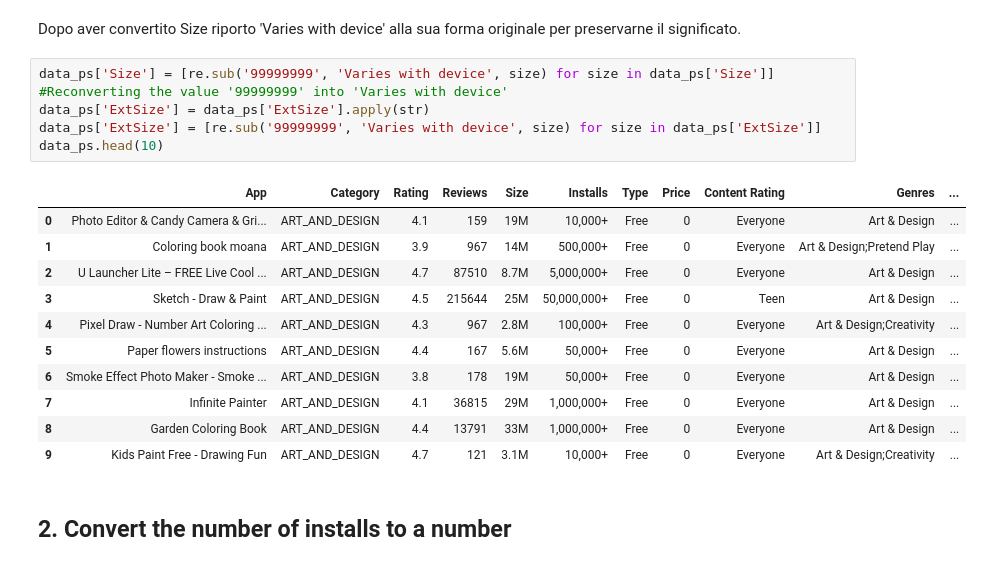
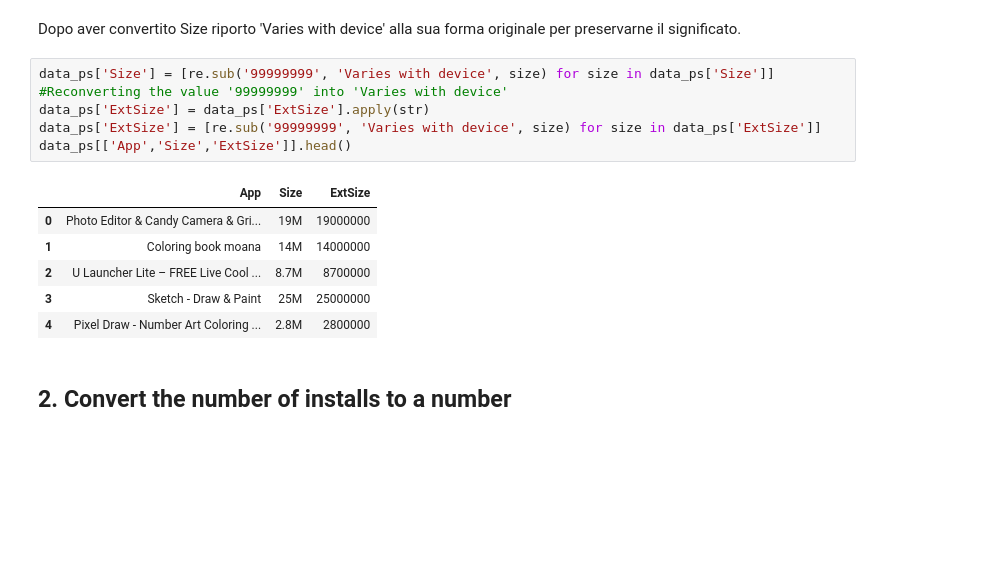
Before and after one commit to faber6911/Foundation-of-Computer-Science-project, a Jupyter notebook: FOCS_Project.ipynb, the cells around one changed output. Drawn from its saved outputs; the diff is of its cells as text; blank space fills up the shorter version.

```diff
--- a/FOCS_Project.ipynb
+++ b/FOCS_Project.ipynb
@@ -79,20 +73,15 @@ Dopo aver convertito Size riporto 'Varies with device' alla sua forma originale
 # %%
 data_ps['Size'] = [re.sub('99999999', 'Varies with device', size) for size in data_ps['Size']] #Reconverting the value '99999999' into 'Varies with device'
 data_ps['ExtSize'] = data_ps['ExtSize'].apply(str)
 data_ps['ExtSize'] = [re.sub('99999999', 'Varies with device', size) for size in data_ps['ExtSize']]
-data_ps.head(10)
+data_ps[['App','Size','ExtSize']].head()
 # %% [output]
-|  | App | Category | Rating | Reviews | Size | Installs | Type | Price | Content Rating | Genres | ... |
-| 0 | Photo Editor & Candy Camera & Gri... | ART_AND_DESIGN | 4.1 | 159 | 19M | 10,000+ | Free | 0 | Everyone | Art & Design | ... |
-| 1 | Coloring book moana | ART_AND_DESIGN | 3.9 | 967 | 14M | 500,000+ | Free | 0 | Everyone | Art & Design;Pretend Play | ... |
-| 2 | U Launcher Lite – FREE Live Cool ... | ART_AND_DESIGN | 4.7 | 87510 | 8.7M | 5,000,000+ | Free | 0 | Everyone | Art & Design | ... |
-| 3 | Sketch - Draw & Paint | ART_AND_DESIGN | 4.5 | 215644 | 25M | 50,000,000+ | Free | 0 | Teen | Art & Design | ... |
-| 4 | Pixel Draw - Number Art Coloring ... | ART_AND_DESIGN | 4.3 | 967 | 2.8M | 100,000+ | Free | 0 | Everyone | Art & Design;Creativity | ... |
-| 5 | Paper flowers instructions | ART_AND_DESIGN | 4.4 | 167 | 5.6M | 50,000+ | Free | 0 | Everyone | Art & Design | ... |
-| 6 | Smoke Effect Photo Maker - Smoke ... | ART_AND_DESIGN | 3.8 | 178 | 19M | 50,000+ | Free | 0 | Everyone | Art & Design | ... |
-| 7 | Infinite Painter | ART_AND_DESIGN | 4.1 | 36815 | 29M | 1,000,000+ | Free | 0 | Everyone | Art & Design | ... |
-| 8 | Garden Coloring Book | ART_AND_DESIGN | 4.4 | 13791 | 33M | 1,000,000+ | Free | 0 | Everyone | Art & Design | ... |
-| 9 | Kids Paint Free - Drawing Fun | ART_AND_DESIGN | 4.7 | 121 | 3.1M | 10,000+ | Free | 0 | Everyone | Art & Design;Creativity | ... |
+|  | App | Size | ExtSize |
+| 0 | Photo Editor & Candy Camera & Gri... | 19M | 19000000 |
+| 1 | Coloring book moana | 14M | 14000000 |
+| 2 | U Launcher Lite – FREE Live Cool ... | 8.7M | 8700000 |
+| 3 | Sketch - Draw & Paint | 25M | 25000000 |
+| 4 | Pixel Draw - Number Art Coloring ... | 2.8M | 2800000 |
 # %% [markdown]
 ## 2. Convert the number of installs to a number
 # %%
```
Also changed, not shown: parts of 28 cells of this notebook.
